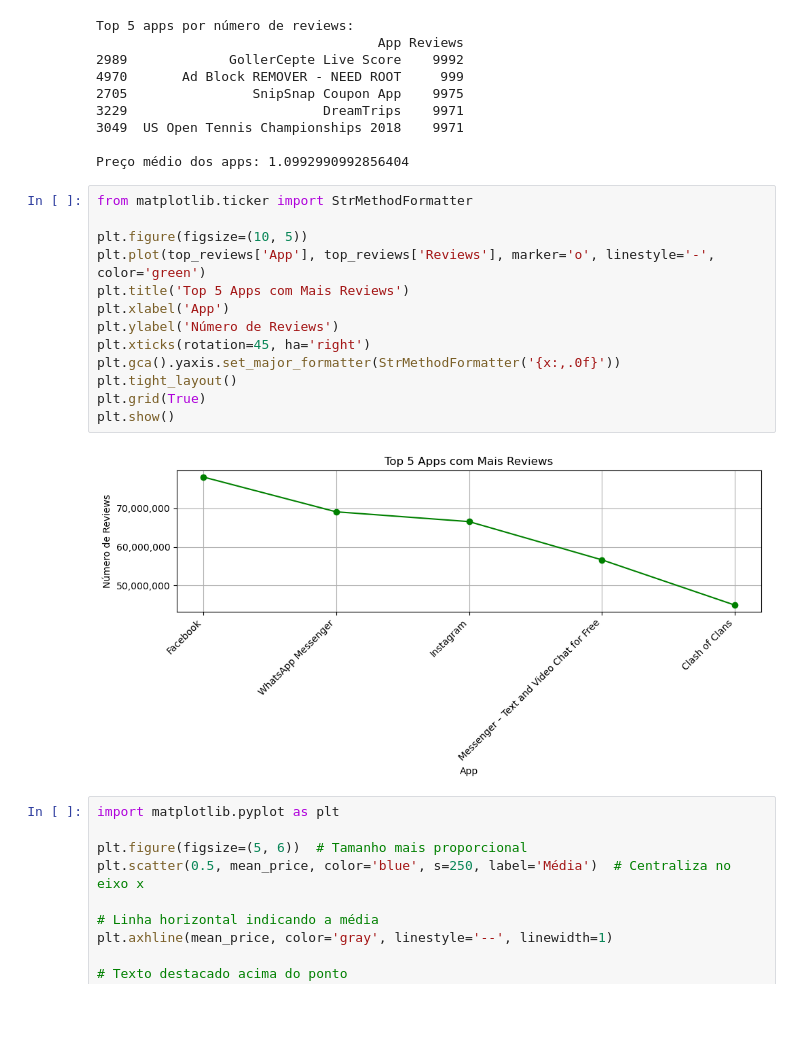
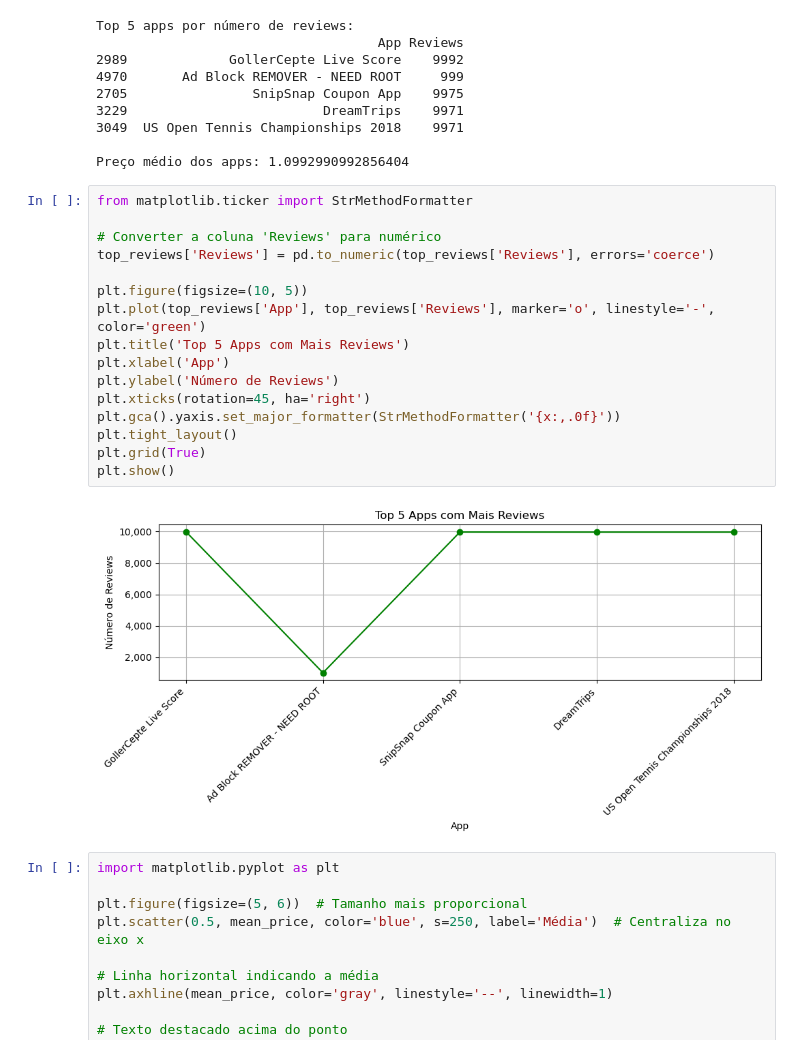
Before and after one commit to isacurci/compass-uol, a Jupyter notebook: Sprint 2/Desafio/desafio.ipynb, the cells around one changed output. Saved outputs shown, nothing was run; the diff lists cells and outputs as text; blank space fills up the shorter version.

```diff
--- a/Sprint 2/Desafio/desafio.ipynb
+++ b/Sprint 2/Desafio/desafio.ipynb
@@ -180,19 +180,22 @@ Top 5 apps por número de reviews:
 Preço médio dos apps: 1.0992990992856404
 # %%
 from matplotlib.ticker import StrMethodFormatter
+
+# Converter a coluna 'Reviews' para numérico
+top_reviews['Reviews'] = pd.to_numeric(top_reviews['Reviews'], errors='coerce')
 
 plt.figure(figsize=(10, 5))
 plt.plot(top_reviews['App'], top_reviews['Reviews'], marker='o', linestyle='-', color='green')
 plt.title('Top 5 Apps com Mais Reviews')
 plt.xlabel('App')
 plt.ylabel('Número de Reviews')
 plt.xticks(rotation=45, ha='right')
 plt.gca().yaxis.set_major_formatter(StrMethodFormatter('{x:,.0f}'))
 plt.tight_layout()
 plt.grid(True)
 plt.show()
 # %% [output]
-[figure, old version]
+[figure, new version]
 # %%
 import matplotlib.pyplot as plt
 
```
Also changed, not shown: 14 other files.
